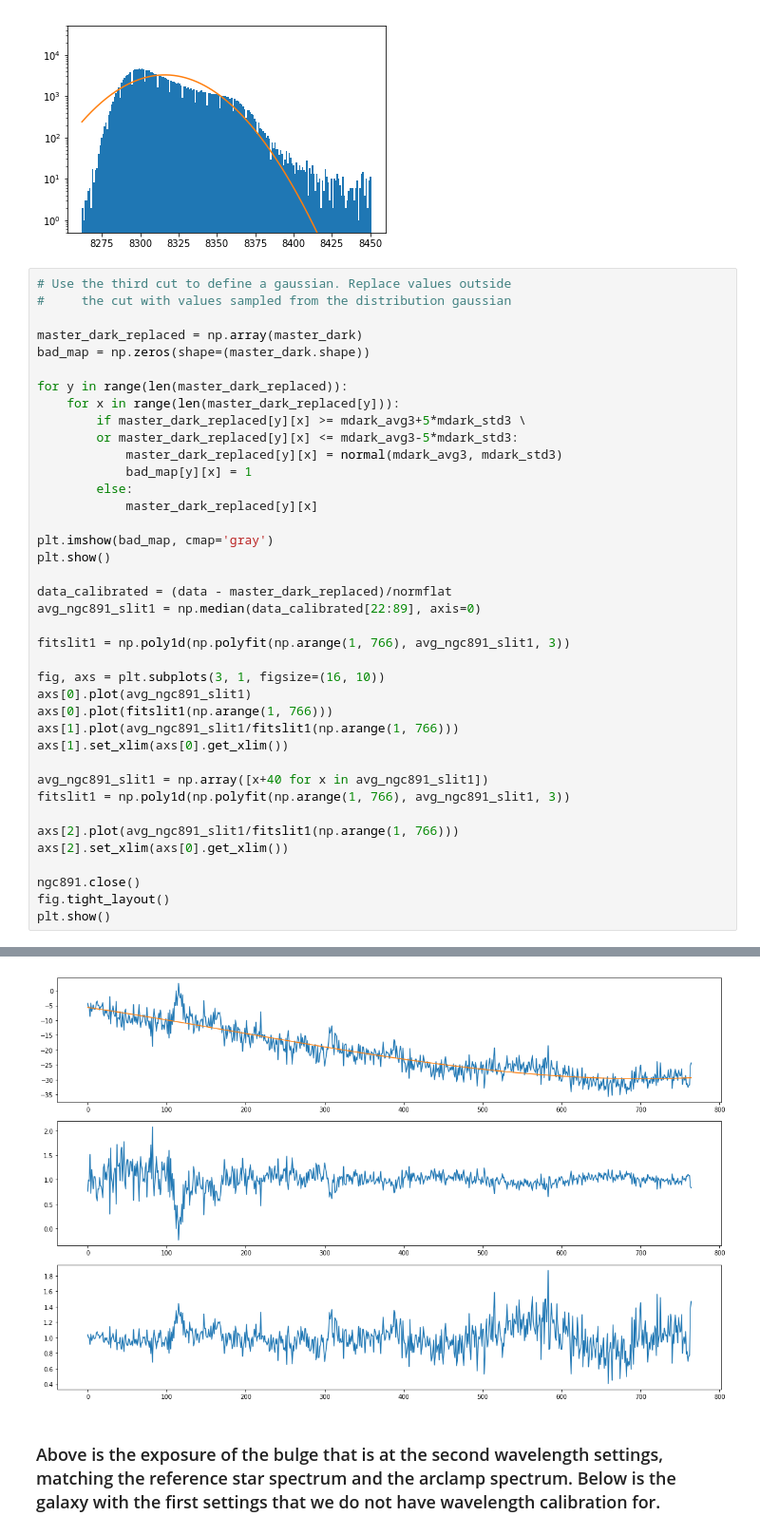
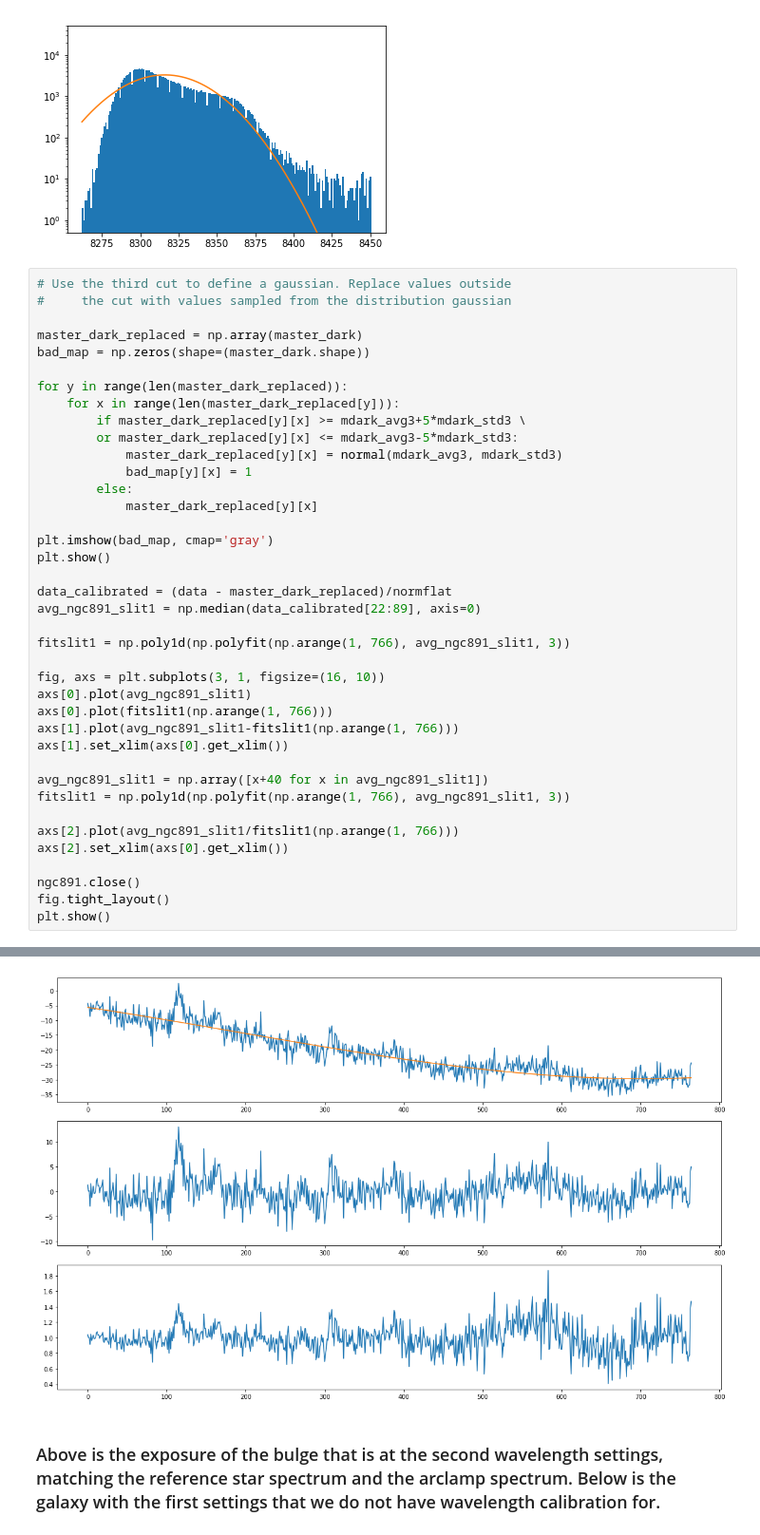
Before and after one commit to NMiklave/ast443-nyc, a Jupyter notebook: lab3/notebook/lab3-analysis.ipynb, the cells around one changed output, grey strips where cells are left out. Shown at 95% size. Cells and saved outputs as stored; diff of their text form.

```diff
--- a/lab3/notebook/lab3-analysis.ipynb
+++ b/lab3/notebook/lab3-analysis.ipynb
@@ -163,35 +163,35 @@ for y in range(len(master_dark_replaced)):
         or master_dark_replaced[y][x] <= mdark_avg3-5*mdark_std3:
             master_dark_replaced[y][x] = normal(mdark_avg3, mdark_std3)
             bad_map[y][x] = 1
         else:
             master_dark_replaced[y][x]
 
 plt.imshow(bad_map, cmap='gray')
 plt.show()
 
 data_calibrated = (data - master_dark_replaced)/normflat
 avg_ngc891_slit1 = np.median(data_calibrated[22:89], axis=0)
 
 fitslit1 = np.poly1d(np.polyfit(np.arange(1, 766), avg_ngc891_slit1, 3))
 
 fig, axs = plt.subplots(3, 1, figsize=(16, 10))
 axs[0].plot(avg_ngc891_slit1)
 axs[0].plot(fitslit1(np.arange(1, 766)))
-axs[1].plot(avg_ngc891_slit1/fitslit1(np.arange(1, 766)))
+axs[1].plot(avg_ngc891_slit1-fitslit1(np.arange(1, 766)))
 axs[1].set_xlim(axs[0].get_xlim())
 
 avg_ngc891_slit1 = np.array([x+40 for x in avg_ngc891_slit1])
 fitslit1 = np.poly1d(np.polyfit(np.arange(1, 766), avg_ngc891_slit1, 3))
 
 axs[2].plot(avg_ngc891_slit1/fitslit1(np.arange(1, 766)))
 axs[2].set_xlim(axs[0].get_xlim())
 
 ngc891.close()
 fig.tight_layout()
 plt.show()
 # %% [output]
 [figure]
-[figure, old version]
+[figure, new version]
 # %% [markdown]
 ### Above is the exposure of the bulge that is at the second wavelength settings, matching the reference star spectrum and the arclamp spectrum. Below is the galaxy with the first settings that we do not have wavelength calibration for.
 # %%
```
Also changed, not shown: parts of 1 cell of this notebook.
